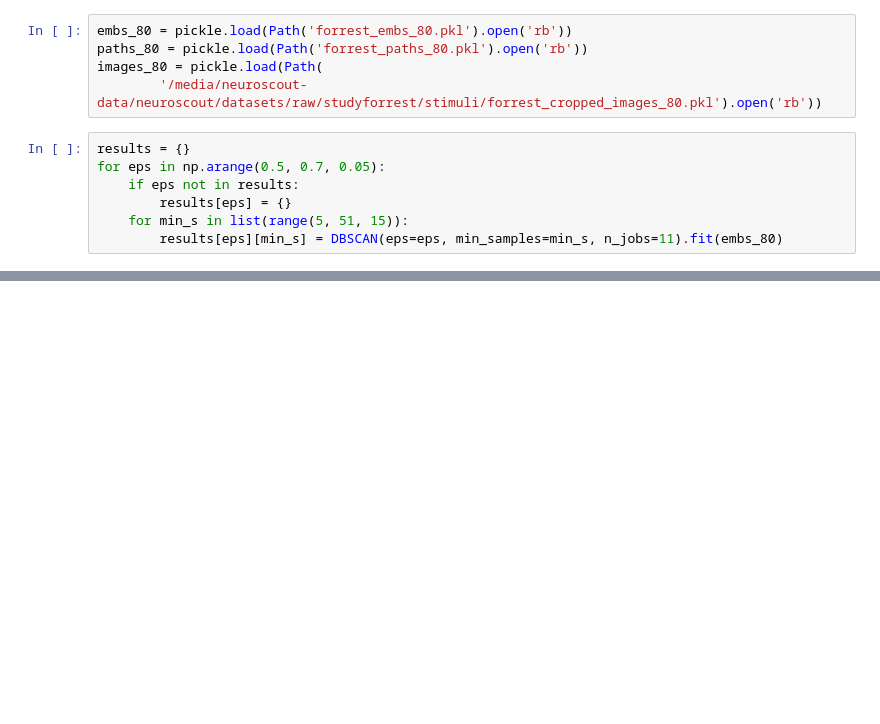
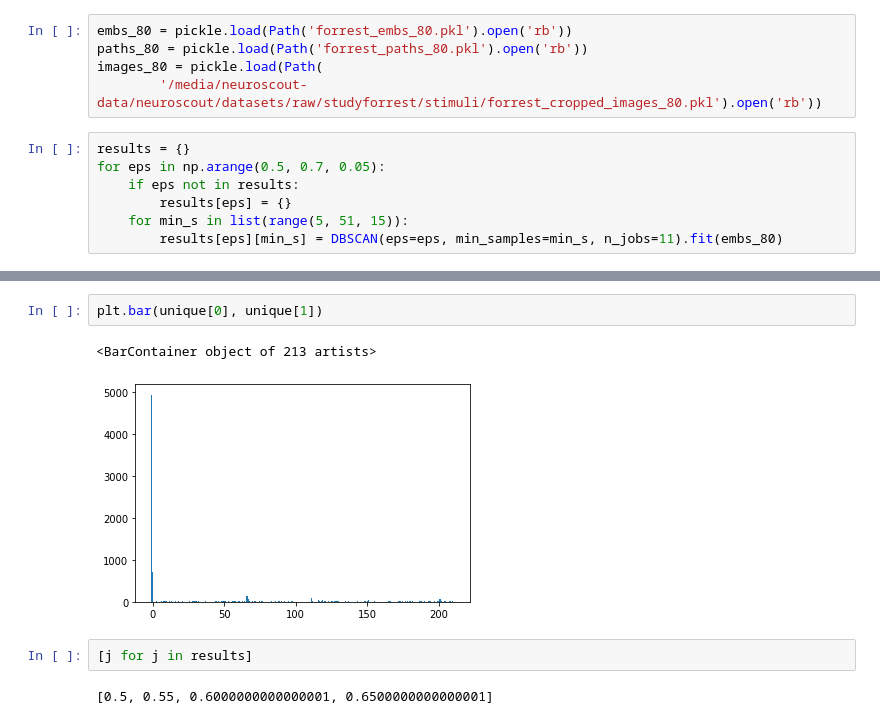
Before and after one commit to adelavega/face_priming, a Jupyter notebook: dbscan.ipynb, the cells around one changed output, grey strips where cells are left out. Saved outputs shown, nothing was run; the diff lists cells and outputs as text; blank space fills up the shorter version.

```diff
--- a/dbscan.ipynb
+++ b/dbscan.ipynb
@@ -88,0 +92,9 @@ for eps in np.arange(0.5, 0.7, 0.05):
+# %%
+plt.bar(unique[0], unique[1])
+# %% [output]
+<BarContainer object of 213 artists>
+[figure, added]
+# %%
+[j for j in results]
+# %% [output]
+[0.5, 0.55, 0.6000000000000001, 0.6500000000000001]
```
Also changed, not shown: parts of 2 cells of this notebook, 7 other files.
